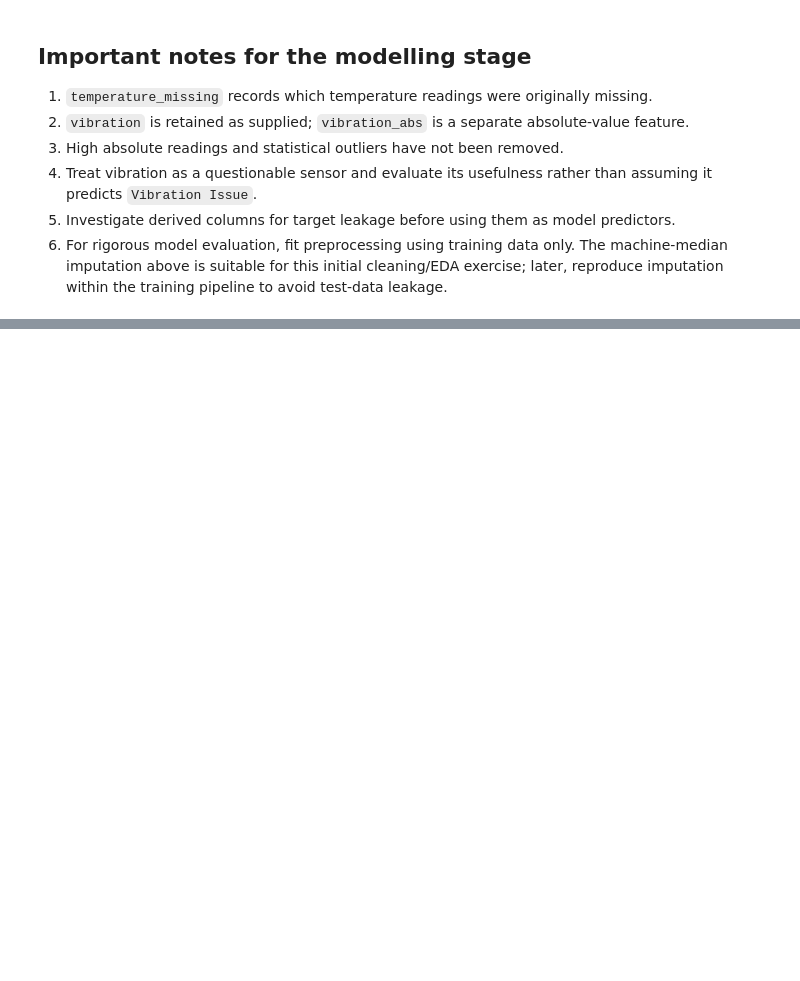
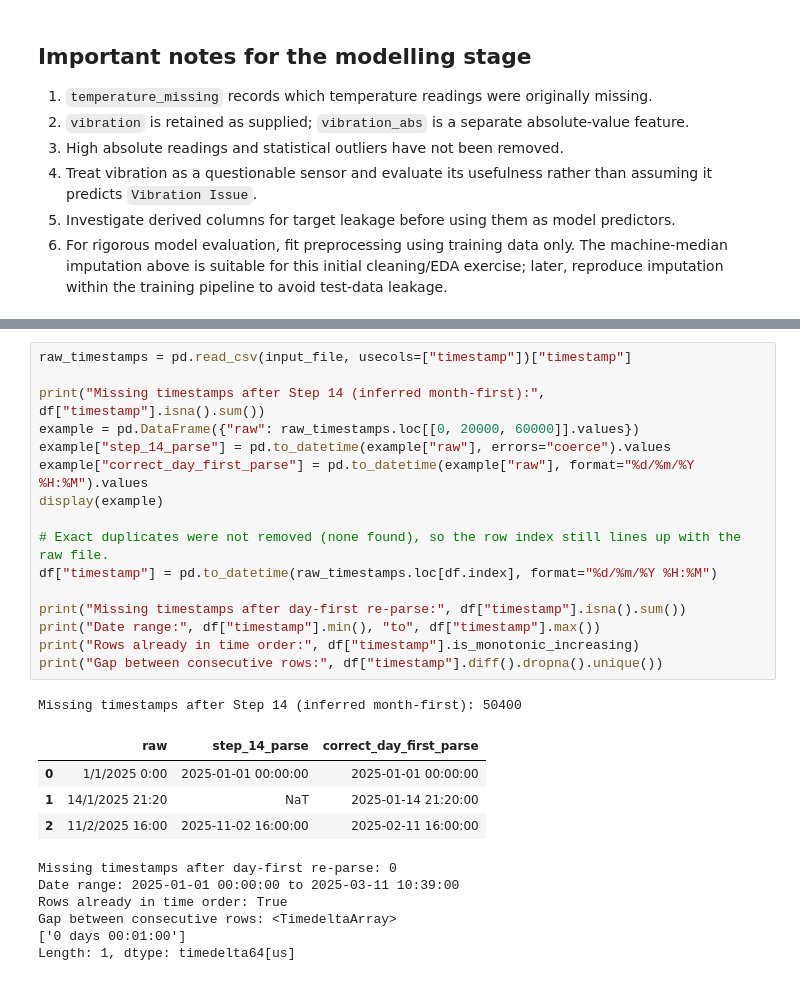
Before and after one commit to wwenyuu-23/Git-Rebase, a Jupyter notebook: eda.ipynb, the cells around one changed output, grey strips where cells are left out. Saved outputs shown, nothing was run; the diff lists cells and outputs as text; blank space fills up the shorter version.

```diff
--- a/eda.ipynb
+++ b/eda.ipynb
@@ -472,0 +566,28 @@ print("Cleaned file location:", Path(output_file).resolve())
+# %%
+raw_timestamps = pd.read_csv(input_file, usecols=["timestamp"])["timestamp"]
+
+print("Missing timestamps after Step 14 (inferred month-first):", df["timestamp"].isna().sum())
+example = pd.DataFrame({"raw": raw_timestamps.loc[[0, 20000, 60000]].values})
+example["step_14_parse"] = pd.to_datetime(example["raw"], errors="coerce").values
+example["correct_day_first_parse"] = pd.to_datetime(example["raw"], format="%d/%m/%Y %H:%M").values
+display(example)
+
+# Exact duplicates were not removed (none found), so the row index still lines up with the raw file.
+df["timestamp"] = pd.to_datetime(raw_timestamps.loc[df.index], format="%d/%m/%Y %H:%M")
+
+print("Missing timestamps after day-first re-parse:", df["timestamp"].isna().sum())
+print("Date range:", df["timestamp"].min(), "to", df["timestamp"].max())
+print("Rows already in time order:", df["timestamp"].is_monotonic_increasing)
+print("Gap between consecutive rows:", df["timestamp"].diff().dropna().unique())
+# %% [output]
+Missing timestamps after Step 14 (inferred month-first): 50400
+|  | raw | step_14_parse | correct_day_first_parse |
+| 0 | 1/1/2025 0:00 | 2025-01-01 00:00:00 | 2025-01-01 00:00:00 |
+| 1 | 14/1/2025 21:20 | NaT | 2025-01-14 21:20:00 |
+| 2 | 11/2/2025 16:00 | 2025-11-02 16:00:00 | 2025-02-11 16:00:00 |
+Missing timestamps after day-first re-parse: 0
+Date range: 2025-01-01 00:00:00 to 2025-03-11 10:39:00
+Rows already in time order: True
+Gap between consecutive rows: <TimedeltaArray>
+['0 days 00:01:00']
+Length: 1, dtype: timedelta64[us]
```
Also changed, not shown: parts of 20 cells of this notebook.
